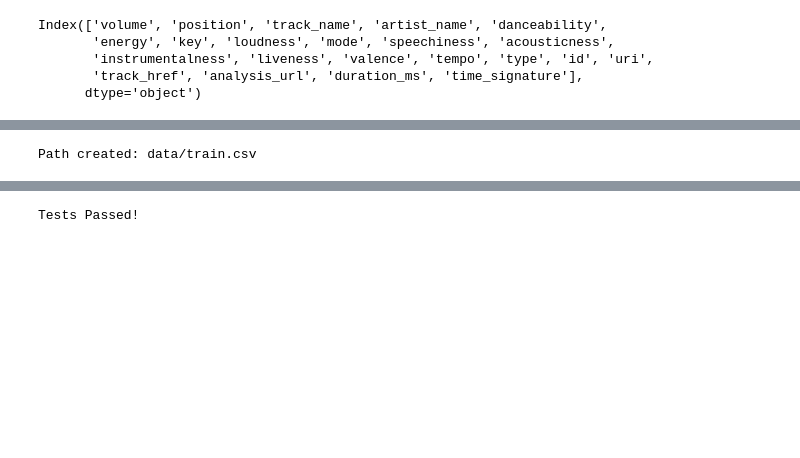
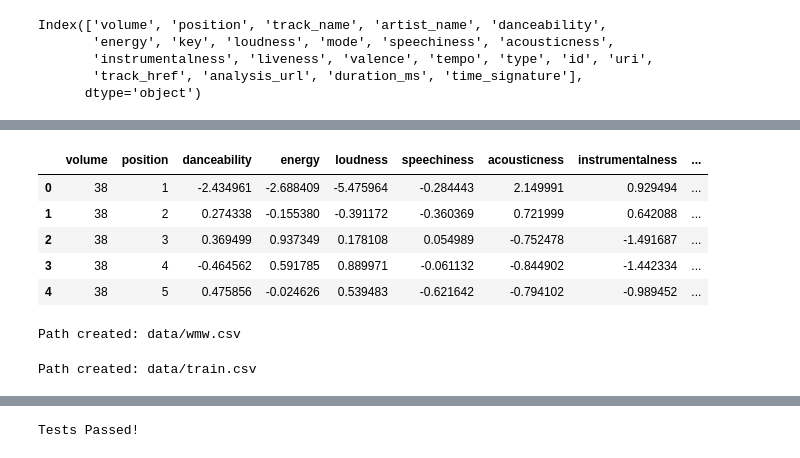
Before and after one commit to alistairwgillespie/wmw_deep_playlist_generator, a Jupyter notebook: 2_Feature Engineering.ipynb, the cells around one changed output, grey strips where cells are left out. Cells and saved outputs as stored; diff of their text form; code cells hidden in the pictures; blank space fills up the shorter version.

```diff
--- a/2_Feature Engineering.ipynb
+++ b/2_Feature Engineering.ipynb
@@ -108,3 +130,12 @@ dump(standard_scaler, open('standard_features.pkl', 'wb'))
+# %%
+training_df.head()
+# %% [output]
+|  | volume | position | danceability | energy | loudness | speechiness | acousticness | instrumentalness | ... |
+| 0 | 38 | 1 | -2.434961 | -2.688409 | -5.475964 | -0.284443 | 2.149991 | 0.929494 | ... |
+| 1 | 38 | 2 | 0.274338 | -0.155380 | -0.391172 | -0.360369 | 0.721999 | 0.642088 | ... |
+| 2 | 38 | 3 | 0.369499 | 0.937349 | 0.178108 | 0.054989 | -0.752478 | -1.491687 | ... |
+| 3 | 38 | 4 | -0.464562 | 0.591785 | 0.889971 | -0.061132 | -0.844902 | -1.442334 | ... |
+| 4 | 38 | 5 | 0.475856 | -0.024626 | 0.539483 | -0.621642 | -0.794102 | -0.989452 | ... |
 # %%
 def make_csv(x, filename, data_dir):
     '''Merges features and labels and converts them into one csv file with labels in the first column.
@@ -126,6 +157,13 @@ def make_csv(x, filename, data_dir):
 # Can change directory, if you want
 data_dir = 'data'
 
-make_csv(wmw_df, filename='train.csv', data_dir=data_dir)
+make_csv(wmw_df, filename='wmw.csv', data_dir=data_dir)
 # %% [output]
-Path created: data/train.csv
+Path created: data/wmw.csv
+# %%
+# Can change directory, if you want
+data_dir = 'data'
+
+make_csv(training_df, filename='train.csv', data_dir=data_dir)
+# %% [output]
+Path created: data/train.csv
```
Also changed, not shown: parts of 11 cells of this notebook, 5 other files.
